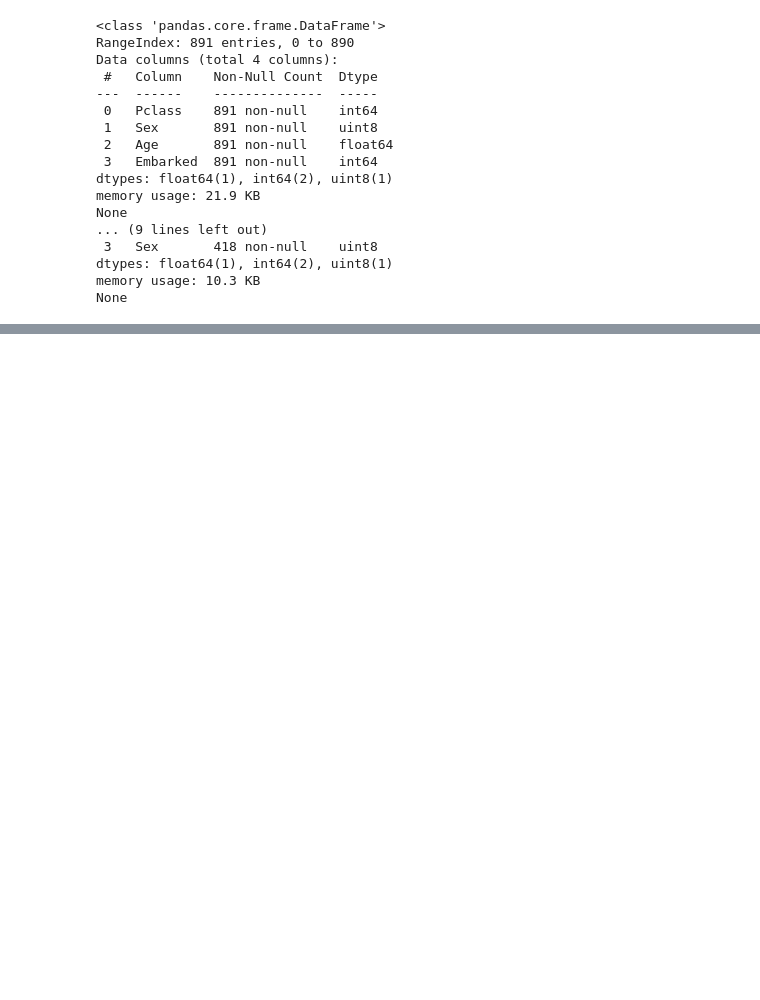
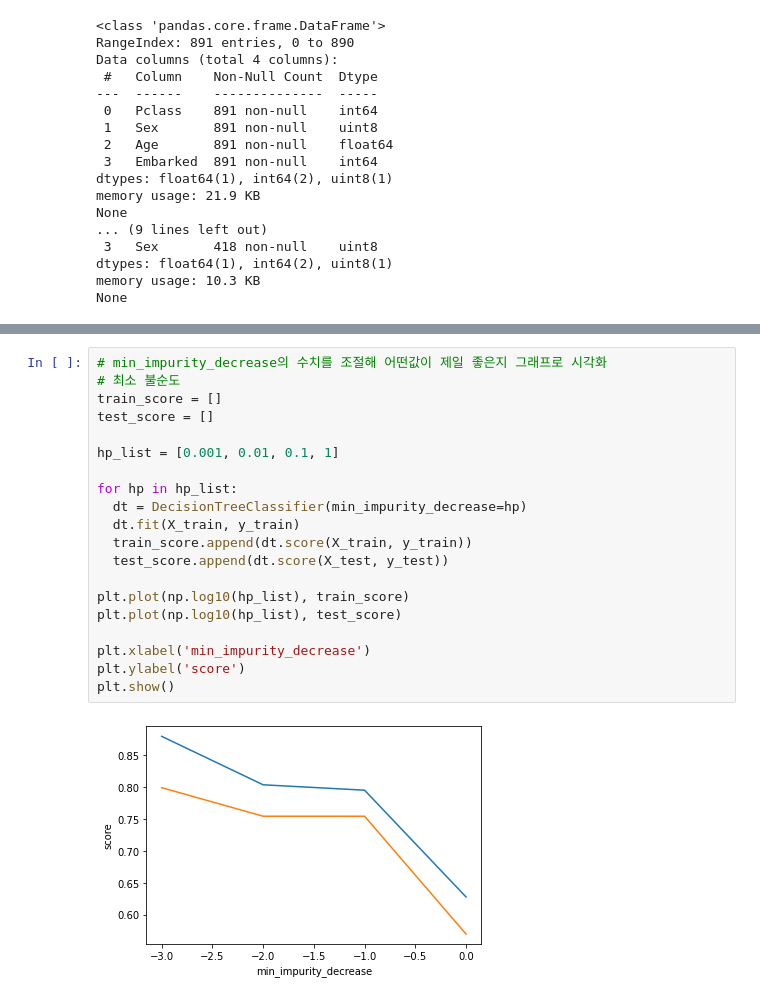
Before and after one commit to KSY97/Kaggle_Titanic, a Jupyter notebook: Titanic_Dataset.ipynb, the cells around one changed output, grey strips where cells are left out. Cells and saved outputs as stored; diff of their text form; blank space fills up the shorter version.

```diff
--- a/Titanic_Dataset.ipynb
+++ b/Titanic_Dataset.ipynb
@@ -931,0 +979,22 @@ Mean accuracy of Bagging :78.67 %
+# %%
+# min_impurity_decrease의 수치를 조절해 어떤값이 제일 좋은지 그래프로 시각화
+# 최소 불순도
+train_score = []
+test_score = []
+
+hp_list = [0.001, 0.01, 0.1, 1]
+
+for hp in hp_list:
+  dt = DecisionTreeClassifier(min_impurity_decrease=hp)
+  dt.fit(X_train, y_train)
+  train_score.append(dt.score(X_train, y_train))
+  test_score.append(dt.score(X_test, y_test))
+
+plt.plot(np.log10(hp_list), train_score)
+plt.plot(np.log10(hp_list), test_score)
+
+plt.xlabel('min_impurity_decrease')
+plt.ylabel('score')
+plt.show()
+# %% [output]
+[figure, added]
```
Also changed, not shown: parts of 112 cells of this notebook.
